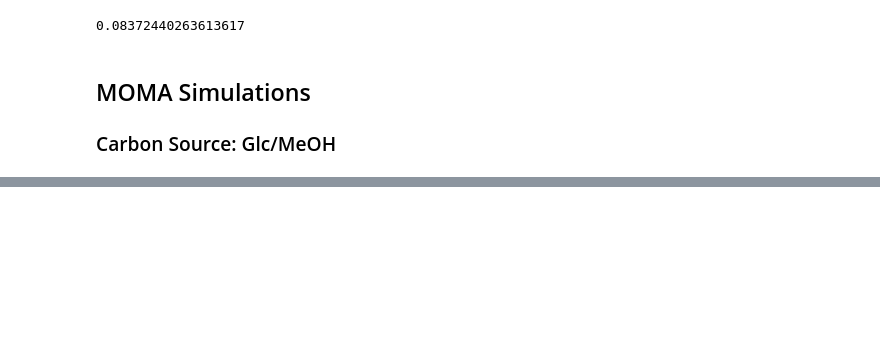
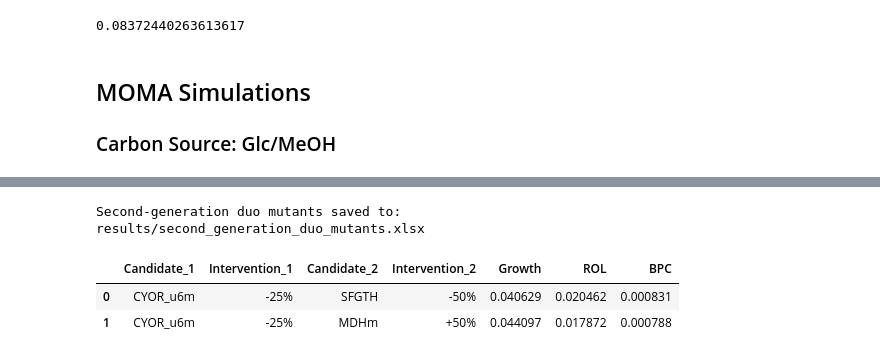
Before and after one commit to EricAntonGarcia/AlgorithmsRPP, a Jupyter notebook: Sensitive reactions to RPP algorithm.ipynb, the cells around one changed output, grey strips where cells are left out. Cells and saved outputs as stored; diff of their text form; code cells hidden in the pictures; blank space fills up the shorter version.

```diff
--- a/Sensitive reactions to RPP algorithm.ipynb
+++ b/Sensitive reactions to RPP algorithm.ipynb
@@ -394,0 +1492,46 @@ Saved 558 active reactions.
+# %%
+# ============================================================
+# SAVE SECOND-GENERATION DUO MUTANTS
+# ============================================================
+
+#For each iteration the results will have to be saved
+
+top_combinations.to_excel(
+    "results/second_generation_duo_mutants_iterationX.xlsx",
+    index=False
+)
+
+print("Second-generation duo mutants saved to:")
+print("results/second_generation_duo_mutants.xlsx")
+# %% [output]
+Second-generation duo mutants saved to:
+results/second_generation_duo_mutants.xlsx
+# %%
+# ============================================================
+# THIRD GENERATION — SELECT THE TWO BEST DUOS
+# ============================================================
+
+best_duos = (
+    generation_results
+    [generation_results["Beneficial"] == True]
+    .head(2)
+    .copy()
+)
+
+display(
+    best_duos[
+        [
+            "Candidate_1",
+            "Intervention_1",
+            "Candidate_2",
+            "Intervention_2",
+            "Growth",
+            "ROL",
+            "BPC"
+        ]
+    ]
+)
+# %% [output]
+|  | Candidate_1 | Intervention_1 | Candidate_2 | Intervention_2 | Growth | ROL | BPC |
+| 0 | CYOR_u6m | -25% | SFGTH | -50% | 0.040629 | 0.020462 | 0.000831 |
+| 1 | CYOR_u6m | -25% | MDHm | +50% | 0.044097 | 0.017872 | 0.000788 |
```
Also changed, not shown: parts of 22 cells of this notebook, 13 other files.
